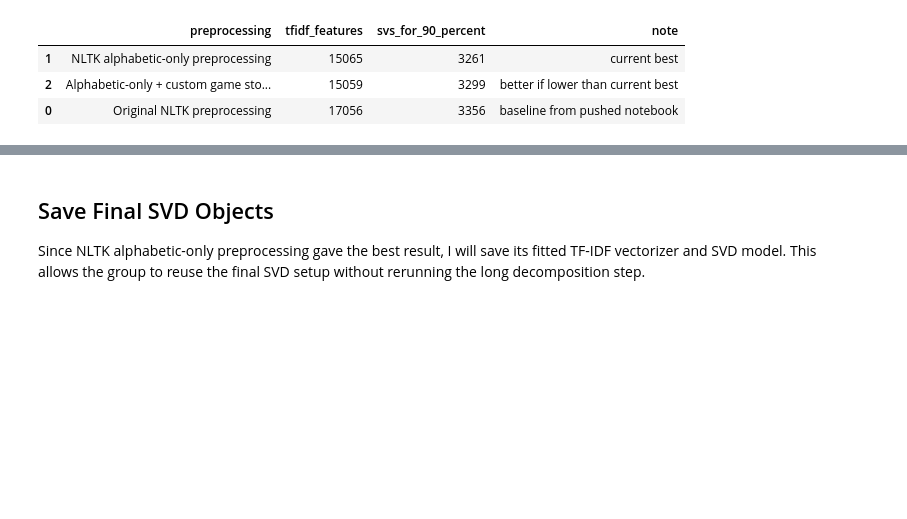
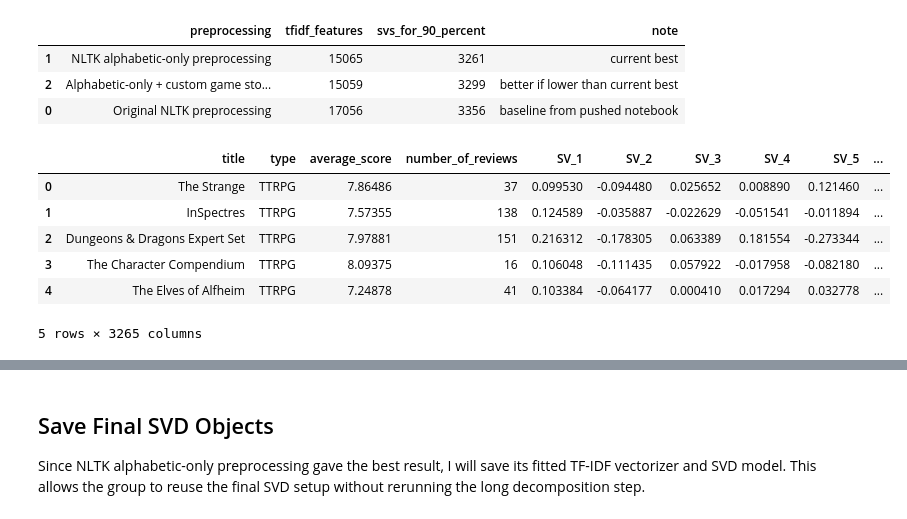
Before and after one commit to qigol/ml1-project-lt4, a Jupyter notebook: working-notebooks/q/from_brit-svd with notes.ipynb, the cells around one changed output, grey strips where cells are left out. Drawn from its saved outputs; the diff is of its cells as text; code cells hidden in the pictures; blank space fills up the shorter version.

Commit message:
final svd table code

```diff
--- a/working-notebooks/q/from_brit-svd with notes.ipynb
+++ b/working-notebooks/q/from_brit-svd with notes.ipynb
@@ -514,3 +514,34 @@ comparison.sort_values("svs_for_90_percent")
 | 1 | NLTK alphabetic-only preprocessing | 15065 | 3261 | current best |
 | 2 | Alphabetic-only + custom game sto... | 15059 | 3299 | better if lower than current best |
 | 0 | Original NLTK preprocessing | 17056 | 3356 | baseline from pushed notebook |
+# %%
+# Export final SVD feature table as CSV
+
+final_n_svs = 3261
+
+X_svd_final = svd_alpha.transform(X_tfidf_alpha)[:, :final_n_svs]
+
+svd_table = pd.DataFrame(
+    X_svd_final,
+    columns=[f"SV_{i+1}" for i in range(final_n_svs)]
+)
+
+svd_table = pd.concat(
+    [
+        combined_df[["title", "type", "average_score", "number_of_reviews"]].reset_index(drop=True),
+        svd_table.reset_index(drop=True)
+    ],
+    axis=1
+)
+
+svd_table.to_csv("final_svd_table.csv", index=False)
+
+svd_table.head()
+# %% [output]
+|  | title | type | average_score | number_of_reviews | SV_1 | SV_2 | SV_3 | SV_4 | SV_5 | ... |
+| 0 | The Strange | TTRPG | 7.86486 | 37 | 0.099530 | -0.094480 | 0.025652 | 0.008890 | 0.121460 | ... |
+| 1 | InSpectres | TTRPG | 7.57355 | 138 | 0.124589 | -0.035887 | -0.022629 | -0.051541 | -0.011894 | ... |
+| 2 | Dungeons & Dragons Expert Set | TTRPG | 7.97881 | 151 | 0.216312 | -0.178305 | 0.063389 | 0.181554 | -0.273344 | ... |
+| 3 | The Character Compendium | TTRPG | 8.09375 | 16 | 0.106048 | -0.111435 | 0.057922 | -0.017958 | -0.082180 | ... |
+| 4 | The Elves of Alfheim | TTRPG | 7.24878 | 41 | 0.103384 | -0.064177 | 0.000410 | 0.017294 | 0.032778 | ... |
+5 rows × 3265 columns
```
Also changed, not shown: parts of 2 cells of this notebook.
